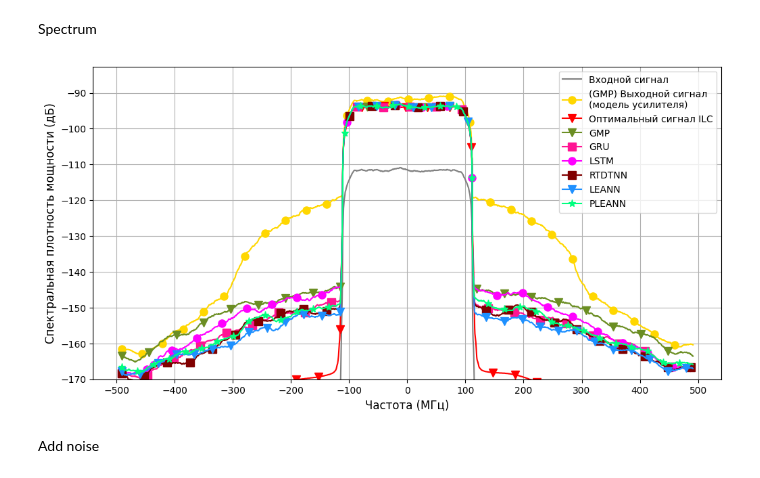
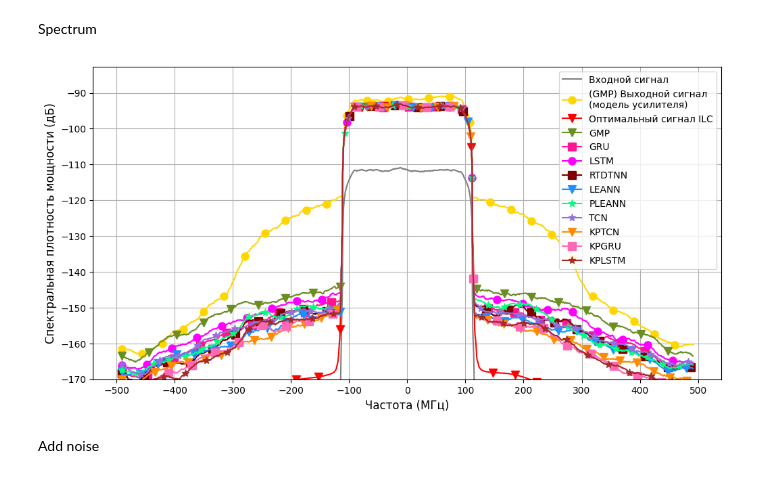
Before and after one commit to pasmornov-m/DPD_Research, a Jupyter notebook: main.ipynb, the cells around one changed output. Saved outputs shown, nothing was run; the diff lists cells and outputs as text; code cells hidden in the pictures.

```diff
--- a/main.ipynb
+++ b/main.ipynb
@@ -691,18 +992,6 @@ _, spectrum_gru_y_val_ilc = metrics.power_spectrum(gru_y_val_ilc, container.inpu
 # _, spectrum_lstm_y_val_ila = metrics.power_spectrum(lstm_y_val_ila, container.input_signal_fs, container.nperseg, window_size)
 _, spectrum_lstm_y_val_ilc = metrics.power_spectrum(lstm_y_val_ilc, container.input_signal_fs, container.nperseg, window_size)
 
-# _, spectrum_esn_y_val_dla = metrics.power_spectrum(esn_y_val_dla, container.input_signal_fs, container.nperseg, window_size)
-# _, spectrum_esn_y_val_ila = metrics.power_spectrum(esn_y_val_ila, container.input_signal_fs, container.nperseg, window_size)
-# _, spectrum_esn_y_val_ilc = metrics.power_spectrum(esn_y_val_ilc, container.input_signal_fs, container.nperseg, window_size)
-
-# _, spectrum_tcn_y_val_dla = metrics.power_spectrum(tcn_y_val_dla, container.input_signal_fs, container.nperseg, window_size)
-# _, spectrum_tcn_y_val_ila = metrics.power_spectrum(tcn_y_val_ila, container.input_signal_fs, container.nperseg, window_size)
-# _, spectrum_tcn_y_val_ilc = metrics.power_spectrum(tcn_y_val_ilc, container.input_signal_fs, container.nperseg, window_size)
-
-# _, spectrum_densenet_y_val_dla = metrics.power_spectrum(densenet_y_val_dla, container.input_signal_fs, container.nperseg, window_size)
-# _, spectrum_densenet_y_val_ila = metrics.power_spectrum(densenet_y_val_ila, container.input_signal_fs, container.nperseg, window_size)
-# _, spectrum_densenet_y_val_ilc = metrics.power_spectrum(densenet_y_val_ilc, container.input_signal_fs, container.nperseg, window_size)
-
 # _, spectrum_rtdtnn_y_val_dla = metrics.power_spectrum(rtdtnn_y_val_dla, container.input_signal_fs, container.nperseg, window_size)
 # _, spectrum_rtdtnn_y_val_ila = metrics.power_spectrum(rtdtnn_y_val_ila, container.input_signal_fs, container.nperseg, window_size)
 _, spectrum_rtdtnn_y_val_ilc = metrics.power_spectrum(rtdtnn_y_val_ilc, container.input_signal_fs, container.nperseg, window_size)
@@ -714,6 +1003,22 @@ _, spectrum_leann_y_val_ilc = metrics.power_spectrum(leann_y_val_ilc, container.
 # _, spectrum_pleann_y_val_dla = metrics.power_spectrum(pleann_y_val_dla, container.input_signal_fs, container.nperseg, window_size)
 # _, spectrum_pleann_y_val_ila = metrics.power_spectrum(pleann_y_val_ila, container.input_signal_fs, container.nperseg, window_size)
 _, spectrum_pleann_y_val_ilc = metrics.power_spectrum(pleann_y_val_ilc, container.input_signal_fs, container.nperseg, window_size)
+
+# _, spectrum_tcn_y_val_dla = metrics.power_spectrum(tcn_y_val_dla, container.input_signal_fs, container.nperseg, window_size)
+# _, spectrum_tcn_y_val_ila = metrics.power_spectrum(tcn_y_val_ila, container.input_signal_fs, container.nperseg, window_size)
+_, spectrum_tcn_y_val_ilc = metrics.power_spectrum(tcn_y_val_ilc, container.input_signal_fs, container.nperseg, window_size)
+
+# _, spectrum_kptcn_y_val_dla = metrics.power_spectrum(kptcn_y_val_dla, container.input_signal_fs, container.nperseg, window_size)
+# _, spectrum_kptcn_y_val_ila = metrics.power_spectrum(kptcn_y_val_ila, container.input_signal_fs, container.nperseg, window_size)
+_, spectrum_kptcn_y_val_ilc = metrics.power_spectrum(kptcn_y_val_ilc, container.input_signal_fs, container.nperseg, window_size)
+
+# _, spectrum_kpgru_y_val_dla = metrics.power_spectrum(kpgru_y_val_dla, container.input_signal_fs, container.nperseg, window_size)
+# _, spectrum_kpgru_y_val_ila = metrics.power_spectrum(kpgru_y_val_ila, container.input_signal_fs, container.nperseg, window_size)
+_, spectrum_kpgru_y_val_ilc = metrics.power_spectrum(kpgru_y_val_ilc, container.input_signal_fs, container.nperseg, window_size)
+
+# _, spectrum_kplstm_y_val_dla = metrics.power_spectrum(kplstm_y_val_dla, container.input_signal_fs, container.nperseg, window_size)
+# _, spectrum_kplstm_y_val_ila = metrics.power_spectrum(kplstm_y_val_ila, container.input_signal_fs, container.nperseg, window_size)
+_, spectrum_kplstm_y_val_ilc = metrics.power_spectrum(kplstm_y_val_ilc, container.input_signal_fs, container.nperseg, window_size)
 # %%
 # построение спектра
 
@@ -754,34 +1059,50 @@ plt.plot(freqs / 1e6, spectrum_gru_y_val_ilc,
          marker='s', markevery=115, markersize=markersize)
 
 # plt.plot(freqs / 1e6, spectrum_lstm_y_val_dla, color='mediumpurple', label='(LSTM) Сигнал с предыскажением DLA')
 # plt.plot(freqs / 1e6, spectrum_lstm_y_val_ila, color='springgreen', label='(LSTM) Сигнал с предыскажением ILA')
 plt.plot(freqs / 1e6, spectrum_lstm_y_val_ilc,
          color='fuchsia', label='LSTM',
          marker='o', markevery=110, markersize=markersize)
 
 # plt.plot(freqs / 1e6, spectrum_rtdtnn_y_val_dla, color='hotpink', label='(RTDTNN) Сигнал с предыскажением DLA')
 # plt.plot(freqs / 1e6, spectrum_rtdtnn_y_val_ila, color='brown', label='(RTDTNN) Сигнал с предыскажением ILA')
 plt.plot(freqs / 1e6, spectrum_rtdtnn_y_val_ilc,
          color='maroon', label='RTDTNN',
          marker='s', markevery=100, markersize=markersize)
 
 plt.plot(freqs / 1e6, spectrum_leann_y_val_ilc,
          color='dodgerblue', label='LEANN',
          marker='v', markevery=80, markersize=markersize)
 
 plt.plot(freqs / 1e6, spectrum_pleann_y_val_ilc,
          color='springgreen', label='PLEANN',
          marker='*', markevery=70, markersize=markersize)
 
+plt.plot(freqs / 1e6, spectrum_tcn_y_val_ilc,
+         color='mediumpurple', label='TCN',
+         marker='*', markevery=83, markersize=markersize)
+
+plt.plot(freqs / 1e6, spectrum_kptcn_y_val_ilc,
+         color='darkorange', label='KPTCN',
+         marker='v', markevery=73, markersize=markersize)
+
+plt.plot(freqs / 1e6, spectrum_kpgru_y_val_ilc,
+         color='hotpink', label='KPGRU',
+         marker='s', markevery=103, markersize=markersize)
+
+plt.plot(freqs / 1e6, spectrum_kplstm_y_val_ilc,
+         color='brown', label='KPLSTM',
+         marker='*', markevery=93, markersize=markersize)
+
 plt.xlabel(xlabel, fontsize=fontsize)
 plt.ylabel(ylabel, fontsize=fontsize)
 plt.legend()
 plt.ylim(bottom=-170)
 plt.xticks(np.arange(-500, 600, 100))
 plt.grid()
 plt.show()
 # %% [output]
-[figure, old version]
+[figure, new version]
 # %% [markdown]
 Add noise
 # %%
```
Also changed, not shown: parts of 18 cells of this notebook, 7 other files.
